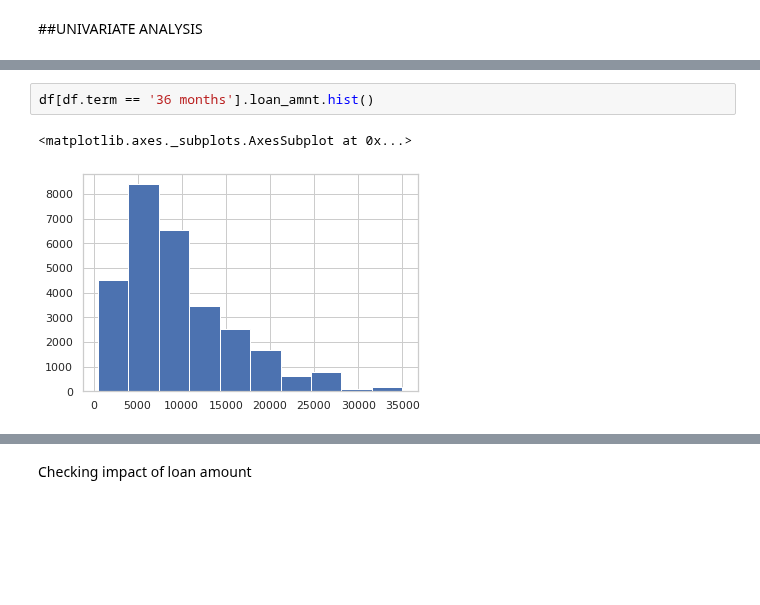
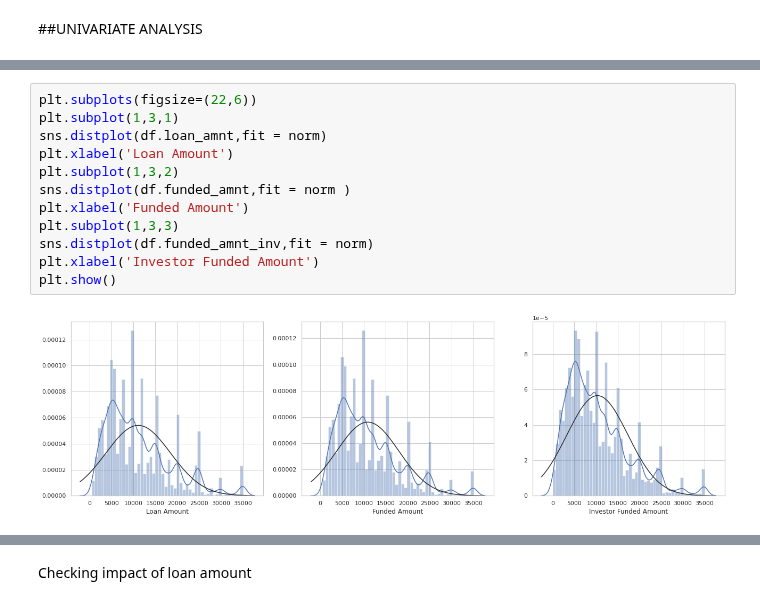
Before and after one commit to karthikmnkrishna/Loan-default-prediction, a Jupyter notebook: Loan_Case_study.ipynb, the cells around one changed output, grey strips where cells are left out. Drawn from its saved outputs; the diff is of its cells as text; blank space fills up the shorter version.

```diff
--- a/Loan_Case_study.ipynb
+++ b/Loan_Case_study.ipynb
@@ -260,5 +251,14 @@ df[df.term == '60 months'].loan_amnt.hist()
-# %%
-df[df.term == '36 months'].loan_amnt.hist()
-# %% [output]
-<matplotlib.axes._subplots.AxesSubplot at 0x...>
-[figure, removed]
+# %%
+plt.subplots(figsize=(22,6))
+plt.subplot(1,3,1)
+sns.distplot(df.loan_amnt,fit = norm)
+plt.xlabel('Loan Amount')
+plt.subplot(1,3,2)
+sns.distplot(df.funded_amnt,fit = norm )
+plt.xlabel('Funded Amount')
+plt.subplot(1,3,3)
+sns.distplot(df.funded_amnt_inv,fit = norm)
+plt.xlabel('Investor Funded Amount')
+plt.show()
+# %% [output]
+[figure, added]
```
Also changed, not shown: parts of 49 cells of this notebook.
